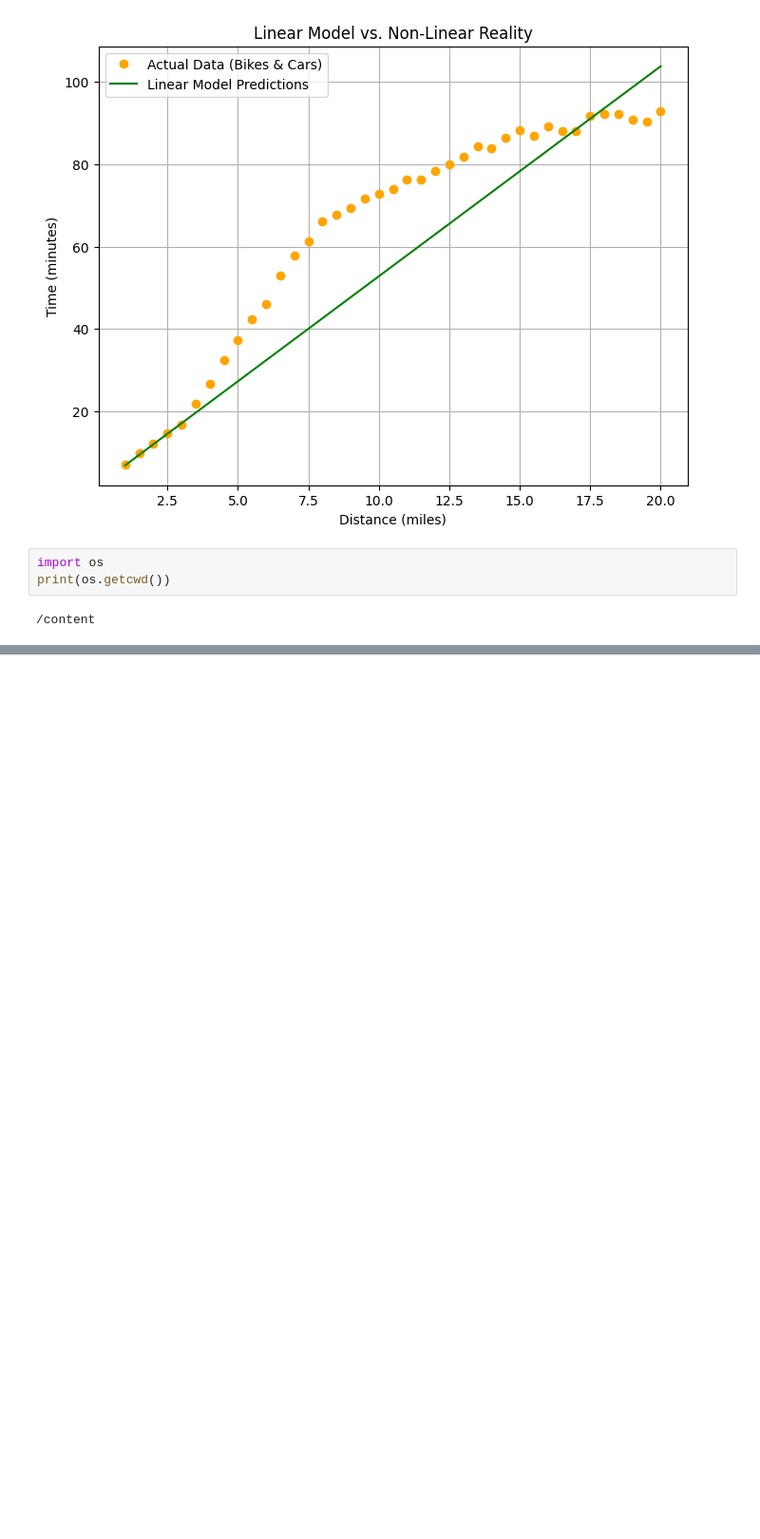
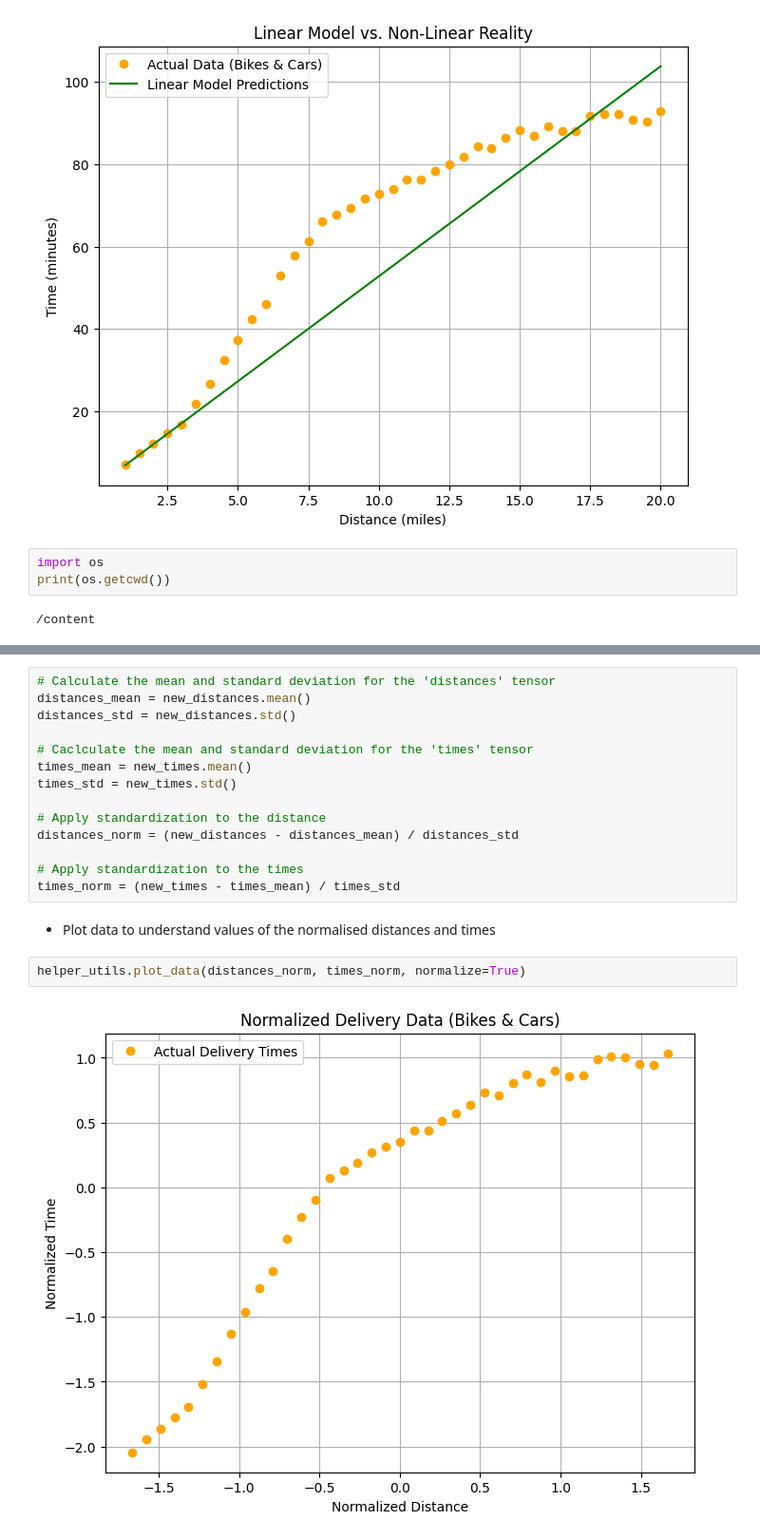
Before and after one commit to maithoa/pytorchfordeeplearning, a Jupyter notebook: C1_M1_Lab.ipynb, the cells around one changed output, grey strips where cells are left out. Shown at 95% size. Cells and saved outputs as stored; diff of their text form; blank space fills up the shorter version.

```diff
--- a/C1_M1_Lab.ipynb
+++ b/C1_M1_Lab.ipynb
@@ -257,0 +268,20 @@ This command creates a new, empty Git repository in the current directory, which
+# %%
+# Calculate the mean and standard deviation for the 'distances' tensor
+distances_mean = new_distances.mean()
+distances_std = new_distances.std()
+
+# Caclculate the mean and standard deviation for the 'times' tensor
+times_mean = new_times.mean()
+times_std = new_times.std()
+
+# Apply standardization to the distance
+distances_norm = (new_distances - distances_mean) / distances_std
+
+# Apply standardization to the times
+times_norm = (new_times - times_mean) / times_std
+# %% [markdown]
+* Plot data to understand values of the normalised distances and times
+# %%
+helper_utils.plot_data(distances_norm, times_norm, normalize=True)
+# %% [output]
+[figure, added]
```
Also changed, not shown: parts of 17 cells of this notebook, 1 other file.
